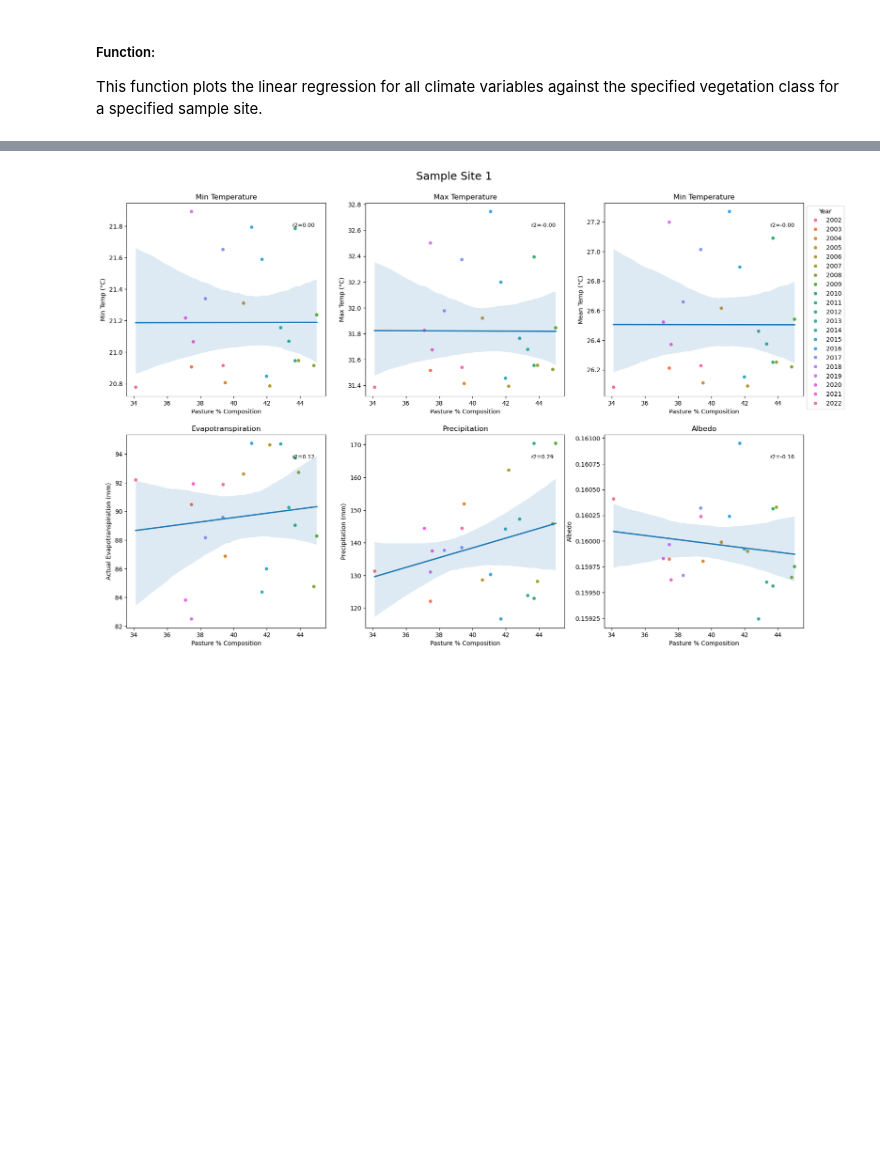
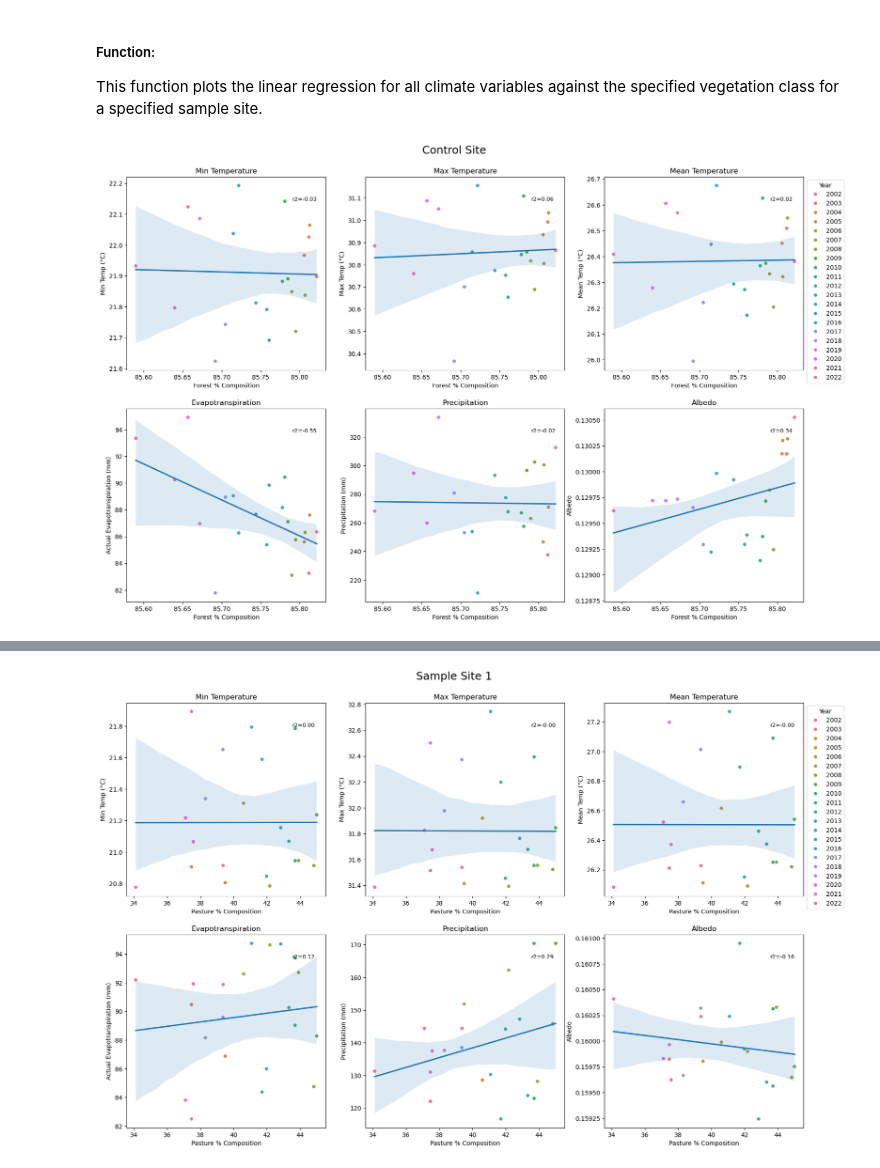
Before and after one commit to rkhaw/amazondeforestation, a Jupyter notebook: Part 6 - Linear Regression Vegetation Composition against Climate Variables.ipynb, the cells around one changed output, grey strips where cells are left out. Saved outputs shown, nothing was run; the diff lists cells and outputs as text; code cells hidden in the pictures; blank space fills up the shorter version.

```diff
--- a/Part 6 - Linear Regression Vegetation Composition against Climate Variables.ipynb
+++ b/Part 6 - Linear Regression Vegetation Composition against Climate Variables.ipynb
@@ -298,6 +298,10 @@ def linear_regression(sample_site,veg_variable='Forest'):
     plt.savefig('linear_regression_'+str(sample_site)+'_'+str(veg_variable)+'.png', bbox_inches='tight', dpi=100)
 
     return
+# %%
+linear_regression('Control Site','Forest')
+# %% [output]
+[figure, added]
 # %%
 linear_regression('Sample Site 1','Forest')
 # %% [output]
```
Also changed, not shown: parts of 8 cells of this notebook.
